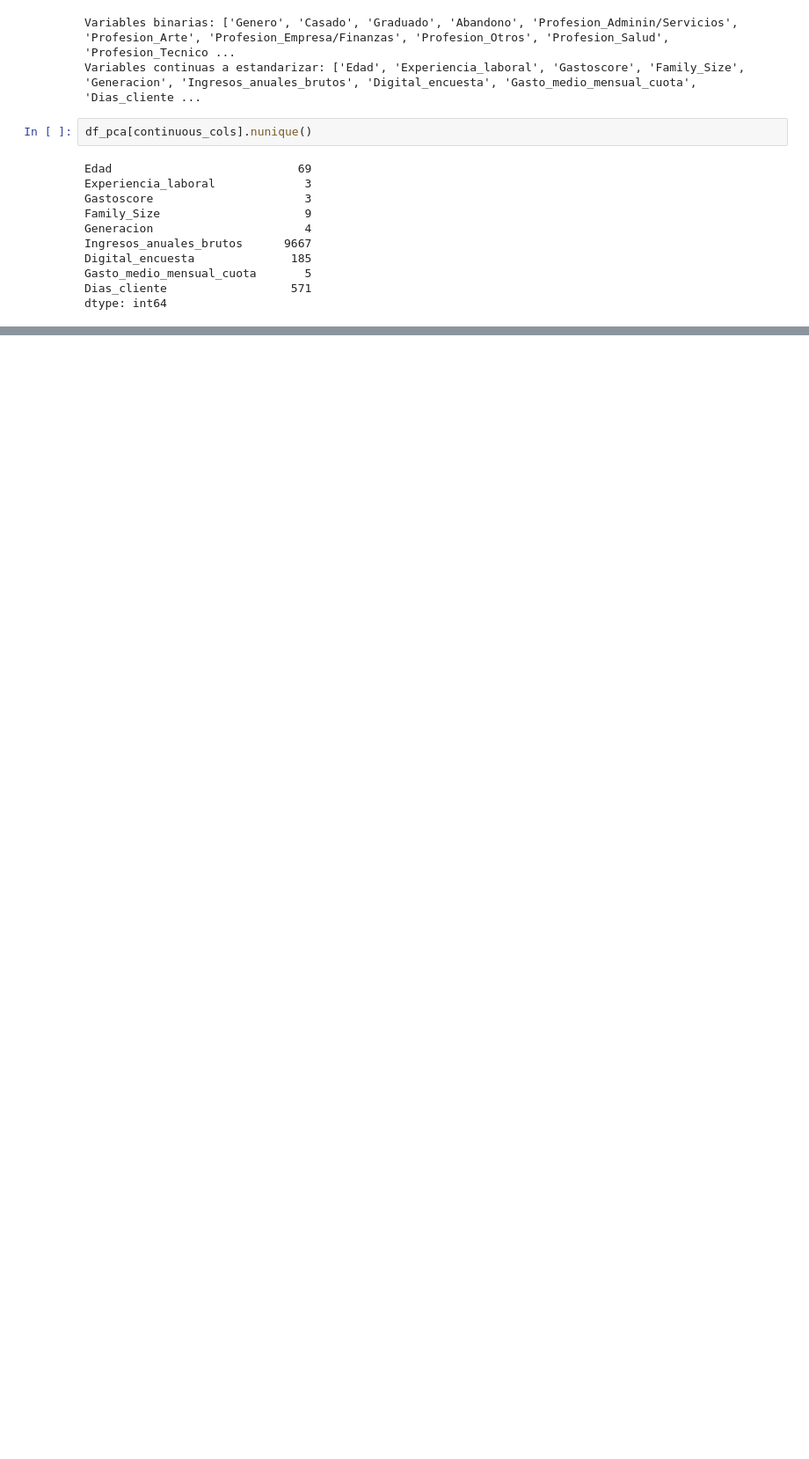
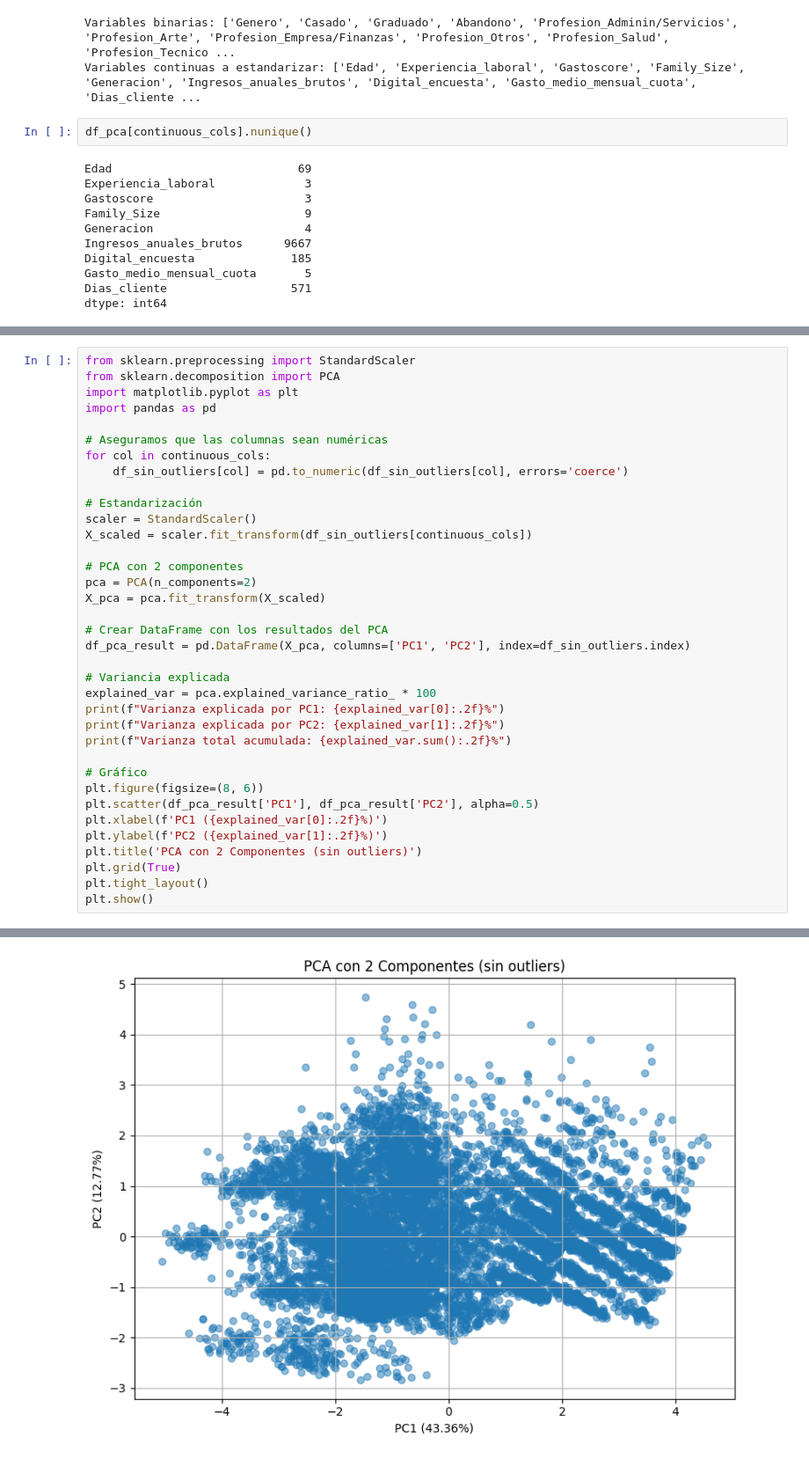
Before and after one commit to martinagg7/gd_pca, a Jupyter notebook: notebooks/01_preprocessing.ipynb, the cells around one changed output, grey strips where cells are left out. Shown at 88% size. Drawn from its saved outputs; the diff is of its cells as text; blank space fills up the shorter version.

```diff
--- a/notebooks/01_preprocessing.ipynb
+++ b/notebooks/01_preprocessing.ipynb
@@ -634,0 +658,37 @@ df_pca
+# %%
+from sklearn.preprocessing import StandardScaler
+from sklearn.decomposition import PCA
+import matplotlib.pyplot as plt
+import pandas as pd
+
+# Aseguramos que las columnas sean numéricas
+for col in continuous_cols:
+    df_sin_outliers[col] = pd.to_numeric(df_sin_outliers[col], errors='coerce')
+
+# Estandarización
+scaler = StandardScaler()
+X_scaled = scaler.fit_transform(df_sin_outliers[continuous_cols])
+
+# PCA con 2 componentes
+pca = PCA(n_components=2)
+X_pca = pca.fit_transform(X_scaled)
+
+# Crear DataFrame con los resultados del PCA
+df_pca_result = pd.DataFrame(X_pca, columns=['PC1', 'PC2'], index=df_sin_outliers.index)
+
+# Variancia explicada
+explained_var = pca.explained_variance_ratio_ * 100
+print(f"Varianza explicada por PC1: {explained_var[0]:.2f}%")
+print(f"Varianza explicada por PC2: {explained_var[1]:.2f}%")
+print(f"Varianza total acumulada: {explained_var.sum():.2f}%")
+
+# Gráfico
+plt.figure(figsize=(8, 6))
+plt.scatter(df_pca_result['PC1'], df_pca_result['PC2'], alpha=0.5)
+plt.xlabel(f'PC1 ({explained_var[0]:.2f}%)')
+plt.ylabel(f'PC2 ({explained_var[1]:.2f}%)')
+plt.title('PCA con 2 Componentes (sin outliers)')
+plt.grid(True)
+plt.tight_layout()
+plt.show()
+# %% [output]
@@ -634,0 +698 @@ df_pca
+[figure, added]
```
Also changed, not shown: parts of 8 cells of this notebook.
